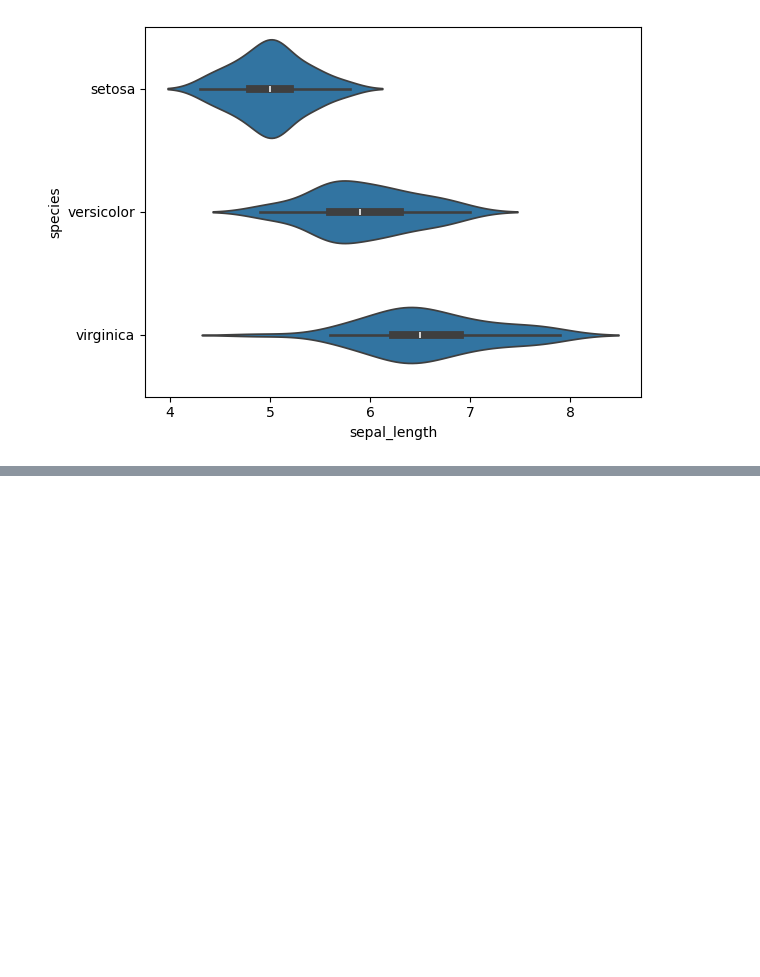
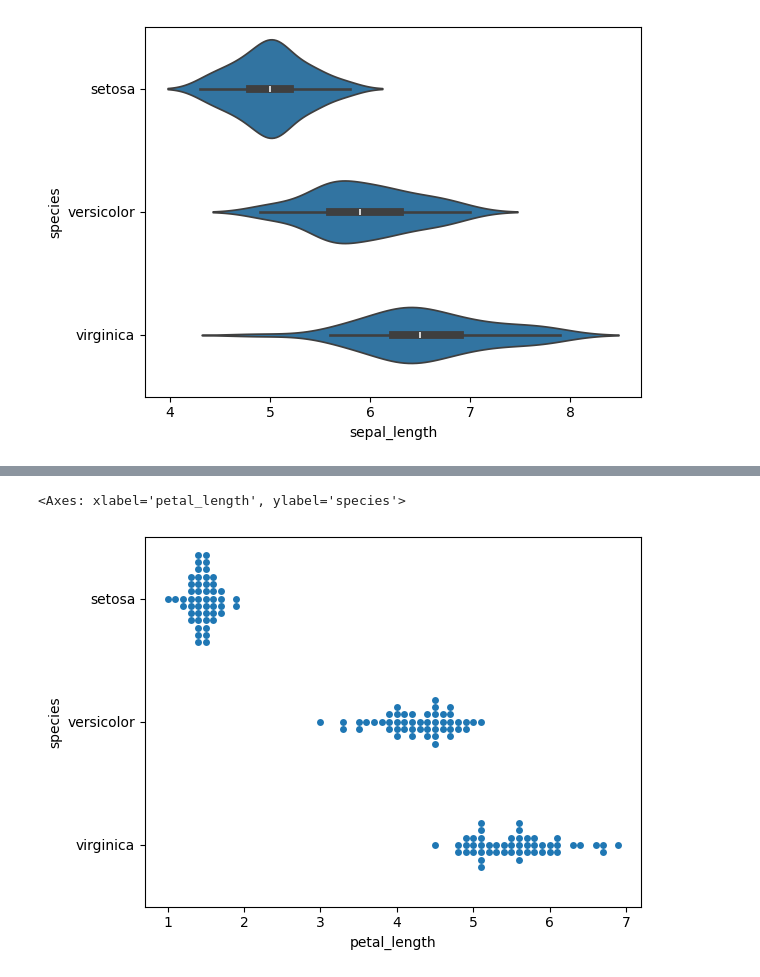
Before and after one commit to Avinash174/Data-Science-Class, a Jupyter notebook: python/Evenning/seaborn-3.ipynb, the cells around one changed output, grey strips where cells are left out. Drawn from its saved outputs; the diff is of its cells as text; code cells hidden in the pictures; blank space fills up the shorter version.

```diff
--- a/python/Evenning/seaborn-3.ipynb
+++ b/python/Evenning/seaborn-3.ipynb
@@ -27,0 +33,5 @@ sns.violinplot(x=df['sepal_length'],y=df['species'])
+# %%
+sns.swarmplot(x=df['petal_length'],y=df['species'])
+# %% [output]
+<Axes: xlabel='petal_length', ylabel='species'>
+[figure, added]
```
Also changed, not shown: parts of 9 cells of this notebook.
